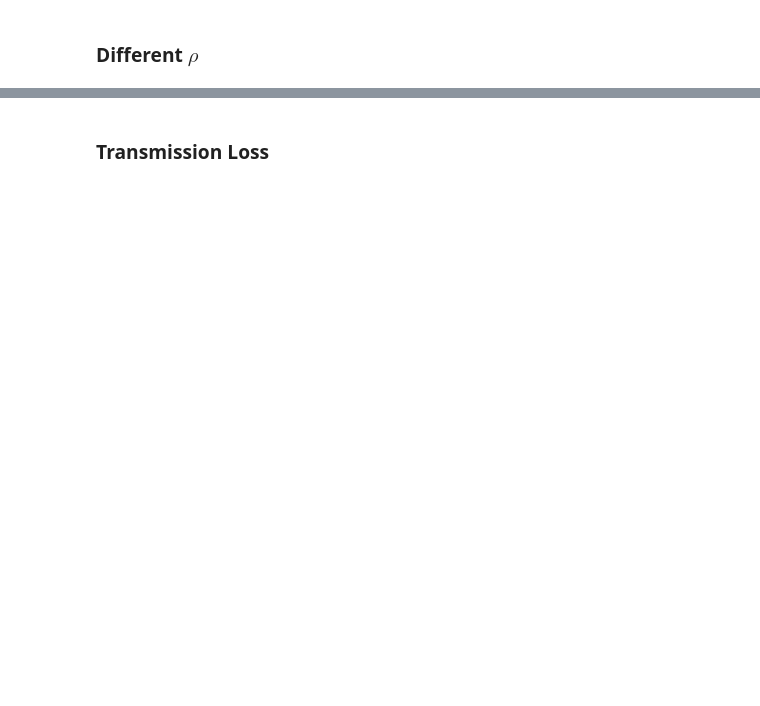
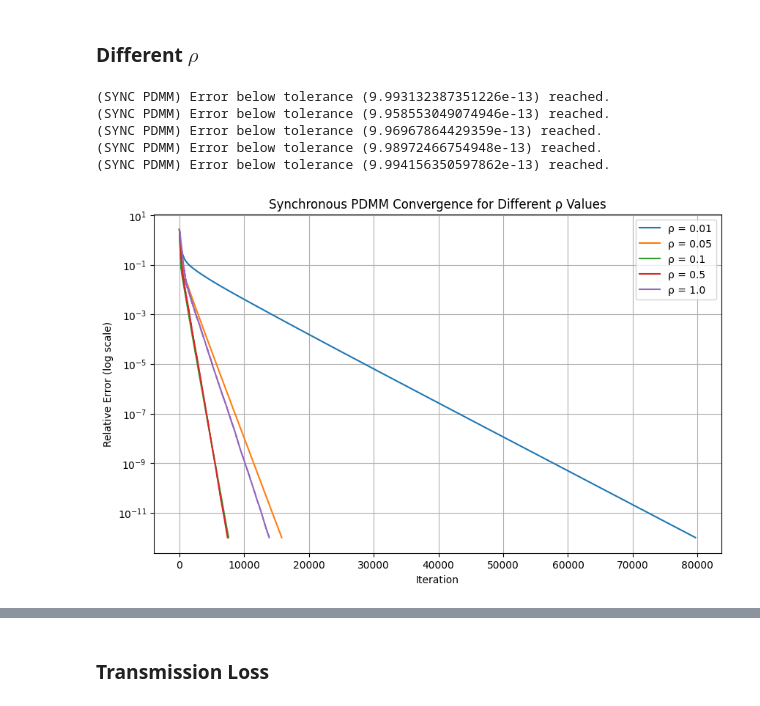
Before and after one commit to AybarsManav/PDMM, a Jupyter notebook: main.ipynb, the cells around one changed output, grey strips where cells are left out. Cells and saved outputs as stored; diff of their text form; code cells hidden in the pictures; blank space fills up the shorter version.

```diff
--- a/main.ipynb
+++ b/main.ipynb
@@ -190,14 +218,30 @@ plt.show()
 # %% [markdown]
 ### Different $\rho$
 # %%
-best_rho, results = rho_search_pdmm_sync(adjacency_matrix, sensor_values)
+
+rho_candidates = [0.01, 0.05, 0.1, 0.5, 1.0]
+max_transmissions = 1e6
+sensor_values = np.random.randn(n) * 10 + 25
+results = {}
+for rho in rho_candidates:
+    errors, values, n_transmissions = pdmm_sync(sensor_values, adjacency_matrix,rho,max_transmissions)
+    results[rho] = errors
+best_rho = min(results.keys(), key=lambda rho: results[rho][-1])
+
 plt.figure(figsize=(10, 6))
 for rho_val, errors in results.items():
     plt.semilogy(range(len(errors)), errors, label=f"ρ = {rho_val}")
 plt.xlabel('Iteration')
 plt.ylabel('Relative Error (log scale)')
 plt.title('Synchronous PDMM Convergence for Different ρ Values')
 plt.legend()
 plt.grid(True)
 plt.show()
+# %% [output]
+(SYNC PDMM) Error below tolerance (9.993132387351226e-13) reached.
+(SYNC PDMM) Error below tolerance (9.958553049074946e-13) reached.
+(SYNC PDMM) Error below tolerance (9.96967864429359e-13) reached.
+(SYNC PDMM) Error below tolerance (9.98972466754948e-13) reached.
+(SYNC PDMM) Error below tolerance (9.994156350597862e-13) reached.
+[figure, added]
 # %%
```
Also changed, not shown: parts of 13 cells of this notebook, 2 other files.
